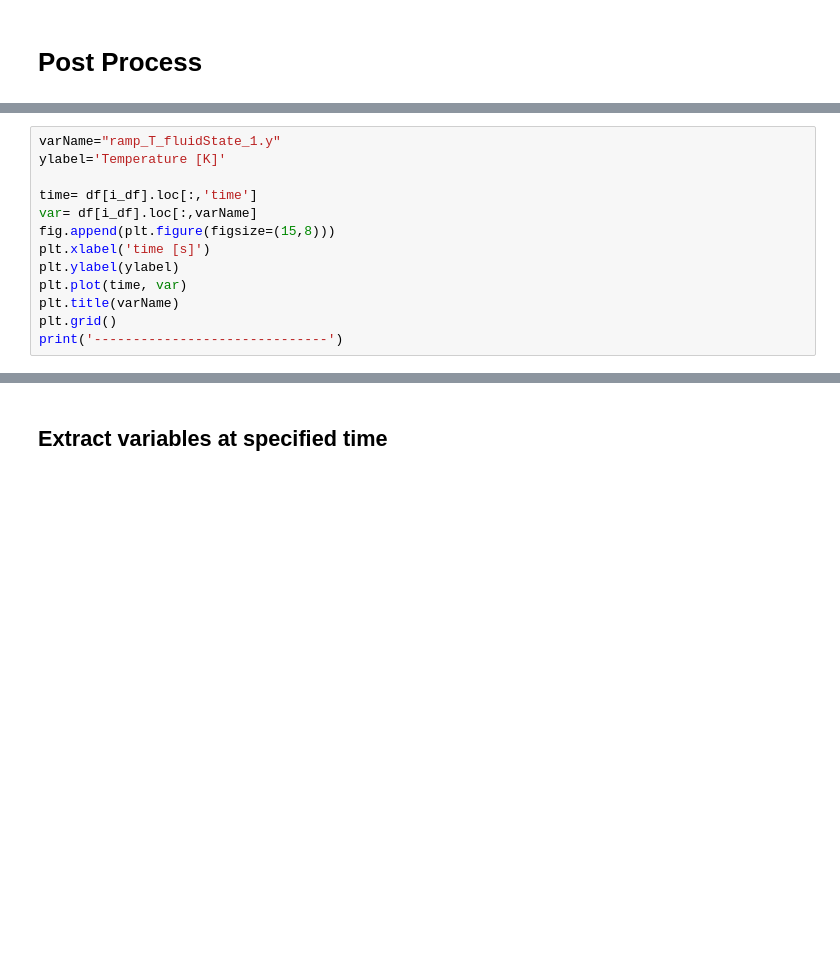
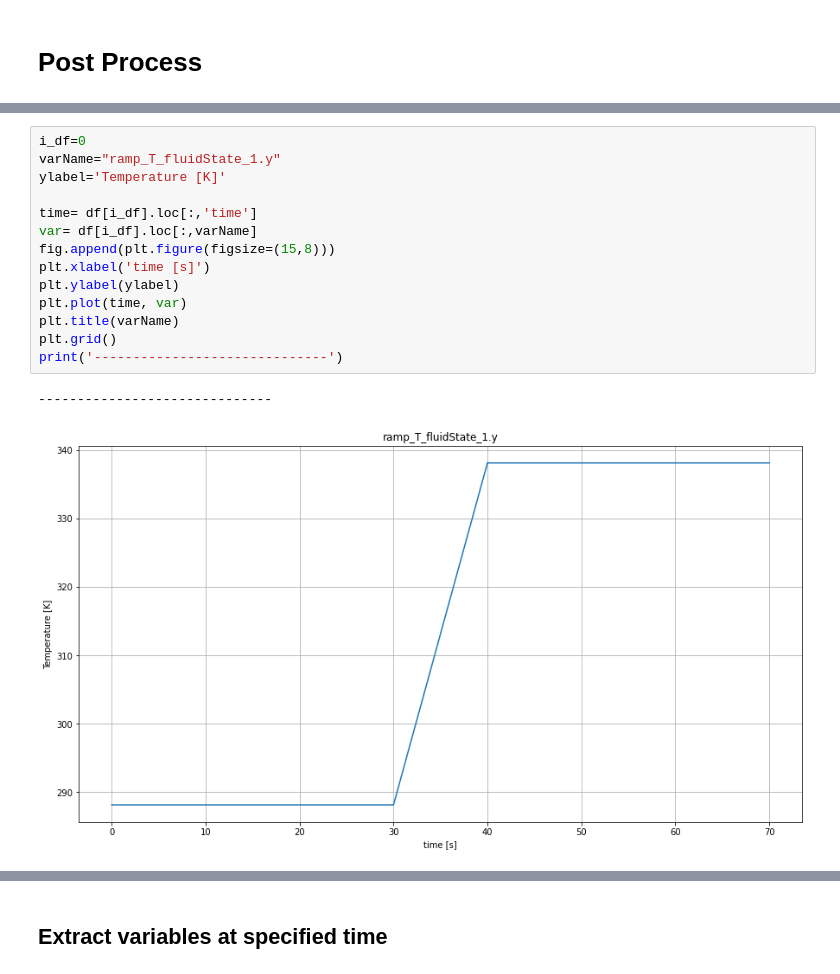
Before and after one commit to zeta-plusplus/PropulsionSystem, a Jupyter notebook: Jupyter/ThermodynamicCycles.OttoCycleIdeal00_ex01_rev002.ipynb, the cells around one changed output, grey strips where cells are left out. Saved outputs shown, nothing was run; the diff lists cells and outputs as text; blank space fills up the shorter version.

```diff
--- a/Jupyter/ThermodynamicCycles.OttoCycleIdeal00_ex01_rev002.ipynb
+++ b/Jupyter/ThermodynamicCycles.OttoCycleIdeal00_ex01_rev002.ipynb
@@ -286,14 +433,18 @@ print('------------------------------')
 # %%
+i_df=0
 varName="ramp_T_fluidState_1.y"
 ylabel='Temperature [K]'
 
 time= df[i_df].loc[:,'time']
 var= df[i_df].loc[:,varName]
 fig.append(plt.figure(figsize=(15,8)))
 plt.xlabel('time [s]')
 plt.ylabel(ylabel)
 plt.plot(time, var)
 plt.title(varName)
 plt.grid()
 print('------------------------------')
+# %% [output]
+------------------------------
+[figure, added]
 # %%
```
Also changed, not shown: parts of 27 cells of this notebook.
